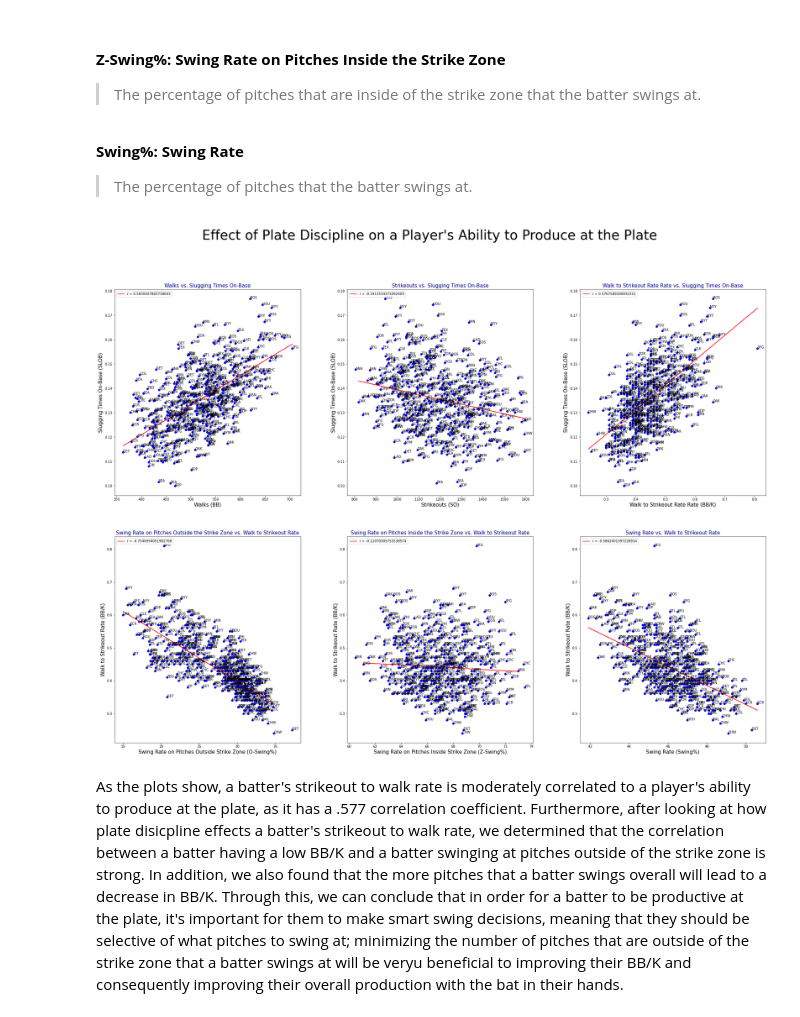
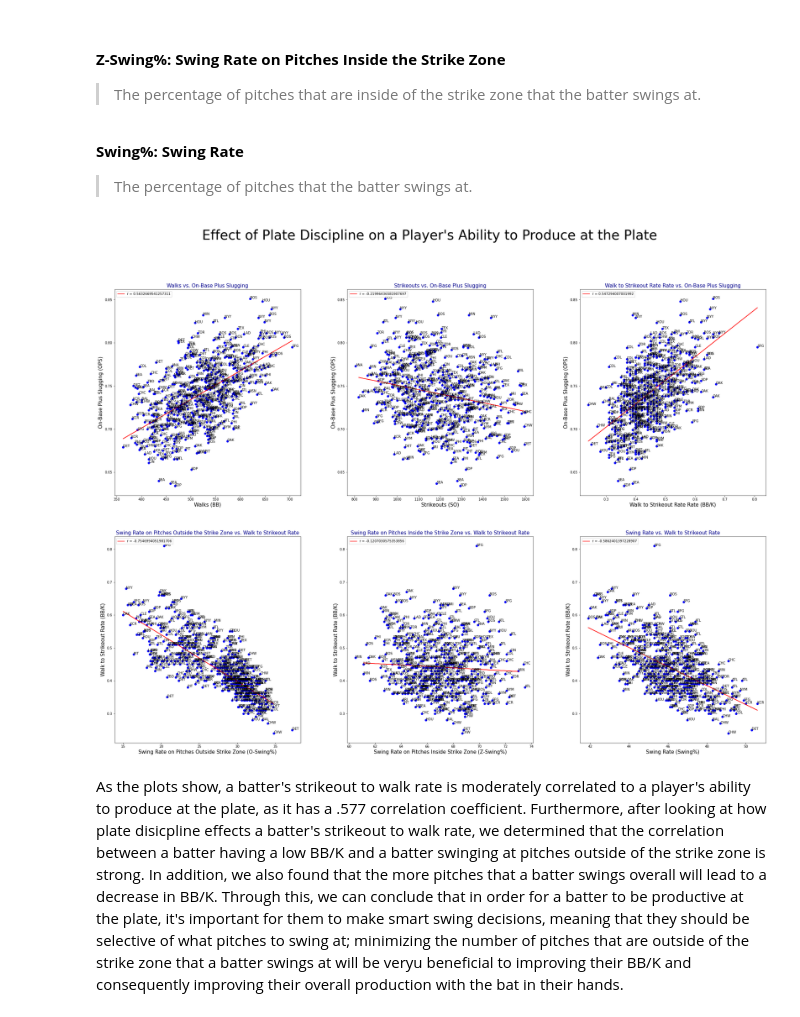
Before and after one commit to cjemm10/cjemm10, a Jupyter notebook: index.ipynb, the cells around one changed output. Cells and saved outputs as stored; diff of their text form; code cells hidden in the pictures.

```diff
--- a/index.ipynb
+++ b/index.ipynb
@@ -663,85 +593,82 @@ fig.suptitle("Effect of Plate Discipline on a Player's Ability to Produce at the
 
 
 ######################################################################
-#             Plotting Correlation Walks vs. SLOB                    #
+#             Plotting Correlation Walks vs. OPS                     #
 ######################################################################
 
 plt.sca(ax[0,0])
-plt.gca().set_title('Walks vs. Slugging Times On-Base', fontsize=15, c = 'DarkBlue')
+plt.gca().set_title('Walks vs. On-Base Plus Slugging', fontsize=15, c = 'DarkBlue')
 plt.gca().set_xlabel('Walks (BB)', fontsize=15)
-plt.gca().set_ylabel('Slugging Times On-Base (SLOB)', fontsize=15)
+plt.gca().set_ylabel('On-Base Plus Slugging (OPS)', fontsize=15)
 
-team = team.assign(SLOB = team.SLG * team.OBP)
 # Add labels for each point
 for idx, row in team.iterrows():
-    plt.annotate(row['Team'], (row['BB'], row['SLOB']))
+    plt.annotate(row['Team'], (row['BB'], row['OPS']))
 
 # Calculate regression line and plot it in the same graph
 model = LinearRegression()
-x, y = team['BB'].values.reshape(-1,1), team['SLOB'].values
+x, y = team['BB'].values.reshape(-1,1), team['OPS'].values
 x_train, x_test, y_train, y_test = train_test_split(x, y, random_state=0, train_size=0.3)
 model = model.fit(x_train, y_train)
 prediction = model.predict(x_test)
 
 # Plot regression line and scatter the data points on the same axis
 plt.plot(x_test, prediction, label = f'r = {pearsonr(x.flatten(), y)[0]}', color='red')
-plt.scatter(team['BB'], team['SLOB'], color = 'blue')
+plt.scatter(team['BB'], team['OPS'], color = 'blue')
 plt.legend(loc = 'upper left')
 
 ######################################################################
-#           Plotting Correlation Strikeouts vs. SLOB                 #
+#           Plotting Correlation Strikeouts vs. OPS                  #
 ######################################################################
 
 plt.sca(ax[0,1])
-plt.gca().set_title('Strikeouts vs. Slugging Times On-Base', fontsize=15, c = 'DarkBlue')
+plt.gca().set_title('Strikeouts vs. On-Base Plus Slugging', fontsize=15, c = 'DarkBlue')
 plt.gca().set_xlabel('Strikeouts (SO)', fontsize=15)
-plt.gca().set_ylabel('Slugging Times On-Base (SLOB)', fontsize=15)
+plt.gca().set_ylabel('On-Base Plus Slugging (OPS)', fontsize=15)
 
-team = team.assign(SLOB = team.SLG * team.OBP)
 # Add labels for each point
 for idx, row in team.iterrows():
-    plt.annotate(row['Team'], (row['SO'], row['SLOB']))
+    plt.annotate(row['Team'], (row['SO'], row['OPS']))
 
 # Calculate regression line and plot it in the same graph
 model = LinearRegression()
-x, y = team['SO'].values.reshape(-1,1), team['SLOB'].values
+x, y = team['SO'].values.reshape(-1,1), team['OPS'].values
 x_train, x_test, y_train, y_test = train_test_split(x, y, random_state=0, train_size=0.3)
 model = model.fit(x_train, y_train)
 prediction = model.predict(x_test)
 
 # Plot regression line and scatter the data points on the same axis
 plt.plot(x_test, prediction, label = f'r = {pearsonr(x.flatten(), y)[0]}', color='red')
-plt.scatter(team['SO'], team['SLOB'], color = 'blue')
+plt.scatter(team['SO'], team['OPS'], color = 'blue')
 plt.legend(loc = 'upper left')
 
 ######################################################################
-#               Plotting Correlation BB/K vs. SLOB.                  #
+#               Plotting Correlation BB/K vs. OPS                    #
 ######################################################################
 
 plt.sca(ax[0,2])
-plt.gca().set_title('Walk to Strikeout Rate Rate vs. Slugging Times On-Base', fontsize=15, c = 'DarkBlue')
+plt.gca().set_title('Walk to Strikeout Rate Rate vs. On-Base Plus Slugging', fontsize=15, c = 'DarkBlue')
 plt.gca().set_xlabel('Walk to Strikeout Rate Rate (BB/K)', fontsize=15)
-plt.gca().set_ylabel('Slugging Times On-Base (SLOB)', fontsize=15)
+plt.gca().set_ylabel('On-Base Plus Slugging (OPS)', fontsize=15)
 
-team = team.assign(SLOB = team.SLG * team.OBP)
 # Add labels for each point
 for idx, row in team.iterrows():
-    plt.annotate(row['Team'], (row['BB/K'], row['SLOB']))
+    plt.annotate(row['Team'], (row['BB/K'], row['OPS']))
 
 # Calculate regression line and plot it in the same graph
 model = LinearRegression()
-x, y = team['BB/K'].values.reshape(-1,1), team['SLOB'].values
+x, y = team['BB/K'].values.reshape(-1,1), team['OPS'].values
 x_train, x_test, y_train, y_test = train_test_split(x, y, random_state=0, train_size=0.3)
 model = model.fit(x_train, y_train)
 prediction = model.predict(x_test)
 
 # Plot regression line and scatter the data points on the same axis
 plt.plot(x_test, prediction, label = f'r = {pearsonr(x.flatten(), y)[0]}', color='red')
-plt.scatter(team['BB/K'], team['SLOB'], color = 'blue')
+plt.scatter(team['BB/K'], team['OPS'], color = 'blue')
 plt.legend(loc = 'upper left')
 
 ######################################################################
-#               Plotting Correlation BB/K vs. SLOB.                  #
+#               Plotting Correlation BB/K vs. O-Swing%               #
 ######################################################################
 
 plt.sca(ax[1,0])
@@ -766,7 +693,7 @@ plt.scatter(team['O-Swing%'], team['BB/K'], color = 'blue')
 plt.legend(loc = 'upper left')
 
 ######################################################################
-#               Plotting Correlation BB/K vs. SLOB.                  #
+#               Plotting Correlation BB/K vs. Z-Swing%               #
 ######################################################################
 
 plt.sca(ax[1,1])
@@ -789,35 +716,35 @@ prediction = model.predict(x_test)
 plt.plot(x_test, prediction, label = f'r = {pearsonr(x.flatten(), y)[0]}', color='red')
 plt.scatter(team['Z-Swing%'], team['BB/K'], color = 'blue')
 plt.legend(loc = 'upper left')
 
 ######################################################################
-#               Plotting Correlation BB/K vs. SLOB.                  #
+#               Plotting Correlation BB/K vs. Swing%                 #
 ######################################################################
 
 plt.sca(ax[1,2])
 plt.gca().set_title('Swing Rate vs. Walk to Strikeout Rate', fontsize=15, c = 'DarkBlue')
 plt.gca().set_xlabel('Swing Rate (Swing%)', fontsize=15)
 plt.gca().set_ylabel('Walk to Strikeout Rate (BB/K)', fontsize=15)
 
 # Add labels for each point
 for idx, row in team.iterrows():
     plt.annotate(row['Team'], (row['Swing%'], row['BB/K']))
 
 # Calculate regression line and plot it in the same graph
 model = LinearRegression()
 x, y = team['Swing%'].values.reshape(-1,1), team['BB/K'].values
 x_train, x_test, y_train, y_test = train_test_split(x, y, random_state=0, train_size=0.3)
 model = model.fit(x_train, y_train)
 prediction = model.predict(x_test)
 
 # Plot regression line and scatter the data points on the same axis
 plt.plot(x_test, prediction, label = f'r = {pearsonr(x.flatten(), y)[0]}', color='red')
 plt.scatter(team['Swing%'], team['BB/K'], color = 'blue')
 plt.legend(loc = 'upper left')
 
 plt.show()
 # %% [output]
-[figure, old version]
+[figure, new version]
 # %% [markdown]
 As the plots show, a batter's strikeout to walk rate is moderately correlated to a player's ability to produce at the plate, as it has a .577 correlation coefficient. Furthermore, after looking at how plate disicpline effects a batter's strikeout to walk rate, we determined that the correlation between a batter having a low BB/K and a batter swinging at pitches outside of the strike zone is strong. In addition, we also found that the more pitches that a batter swings overall will lead to a decrease in BB/K. Through this, we can conclude that in order for a batter to be productive at the plate, it's important for them to make smart swing decisions, meaning that they should be selective of what pitches to swing at; minimizing the number of pitches that are outside of the strike zone that a batter swings at will be veryu beneficial to improving their BB/K and consequently improving their overall production with the bat in their hands.
 # %% [markdown]
```
Also changed, not shown: parts of 14 cells of this notebook, 1 other file.
